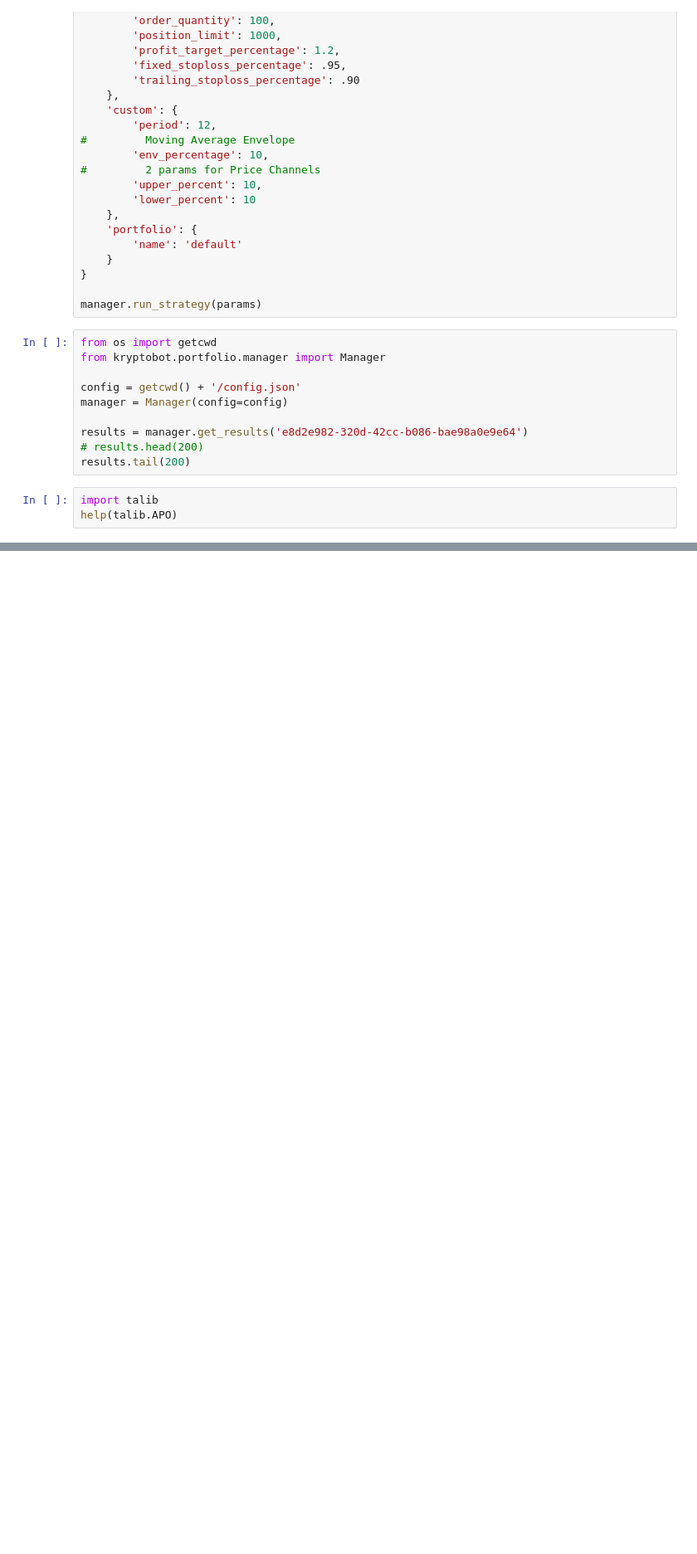
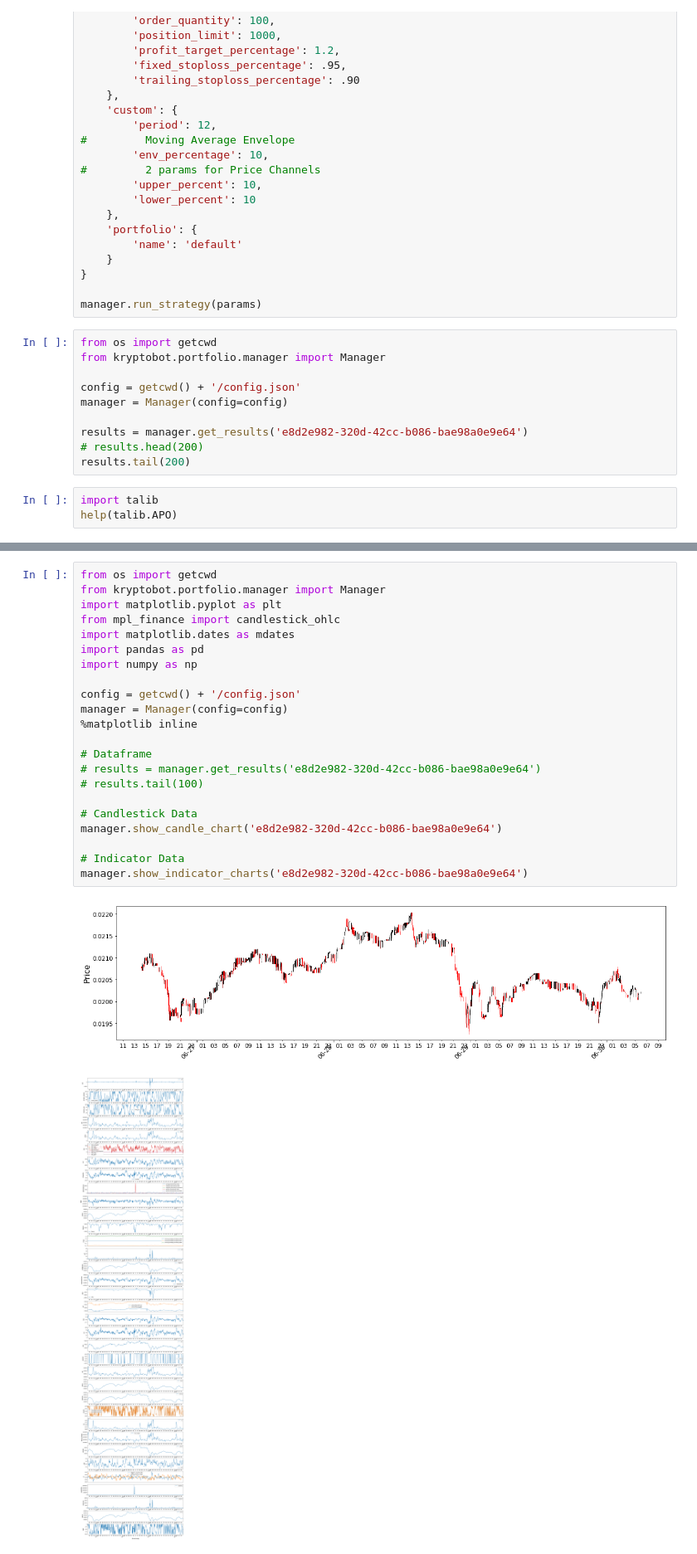
Before and after one commit to eristoddle/KryptoBot, a Jupyter notebook: notebooks/t2_strategies.ipynb, the cells around one changed output, grey strips where cells are left out. Shown at 83% size. Cells and saved outputs as stored; diff of their text form; blank space fills up the shorter version.

Commit message:
charts from the manager

```diff
--- a/notebooks/t2_strategies.ipynb
+++ b/notebooks/t2_strategies.ipynb
@@ -229,0 +125,25 @@ plt.show()
+# %%
+from os import getcwd
+from kryptobot.portfolio.manager import Manager
+import matplotlib.pyplot as plt
+from mpl_finance import candlestick_ohlc
+import matplotlib.dates as mdates
+import pandas as pd
+import numpy as np
+
+config = getcwd() + '/config.json'
+manager = Manager(config=config)
+%matplotlib inline
+
+# Dataframe
+# results = manager.get_results('e8d2e982-320d-42cc-b086-bae98a0e9e64')
+# results.tail(100)
+
+# Candlestick Data
+manager.show_candle_chart('e8d2e982-320d-42cc-b086-bae98a0e9e64')
+
+# Indicator Data
+manager.show_indicator_charts('e8d2e982-320d-42cc-b086-bae98a0e9e64')
+# %% [output]
+[figure, added]
+[figure, added]
```
Also changed, not shown: parts of 1 cell of this notebook, 1 other file.
